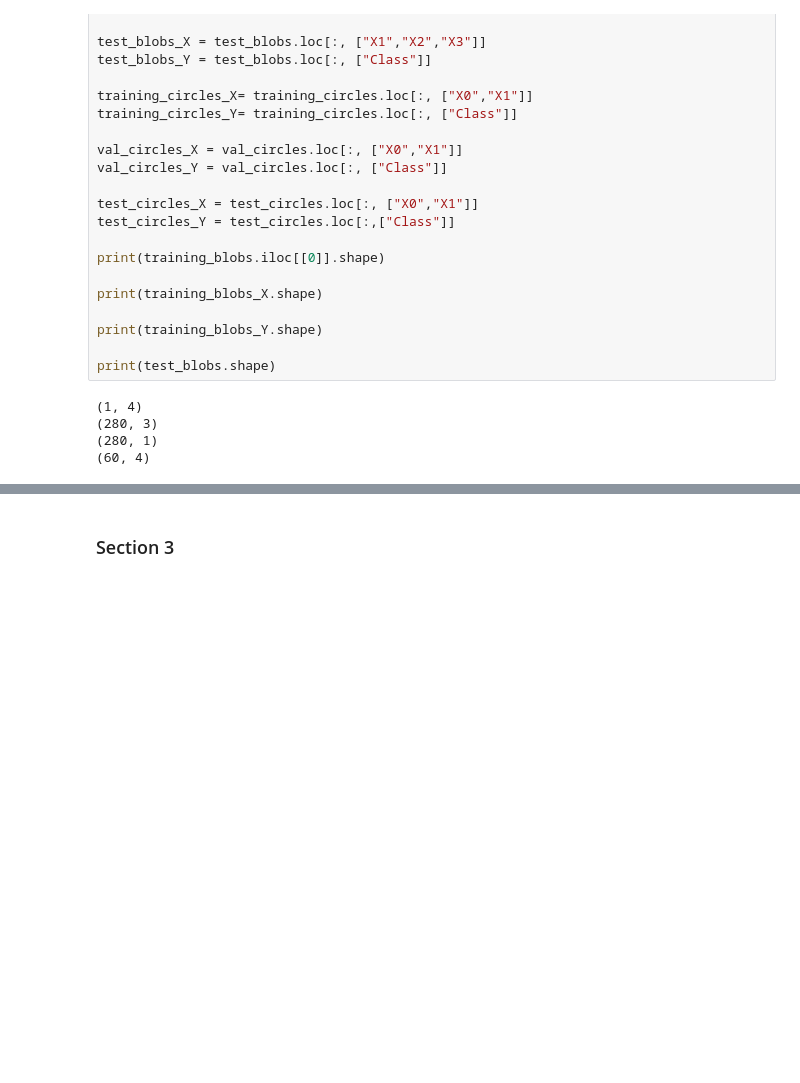
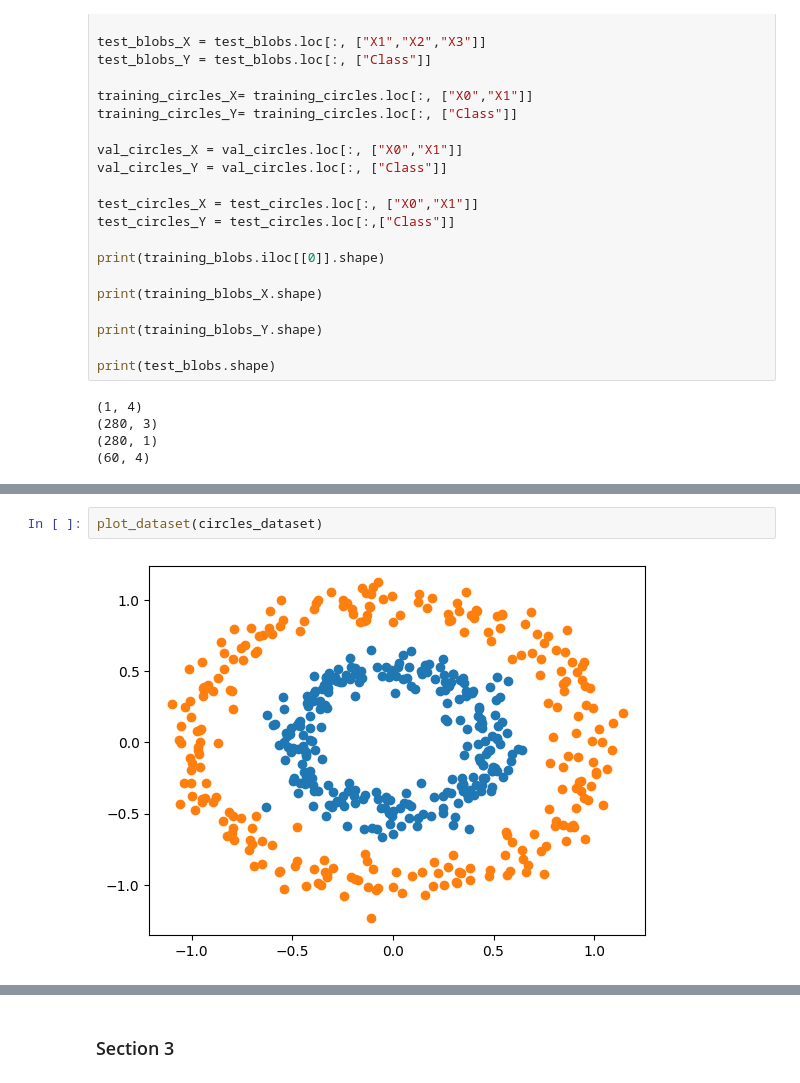
Before and after one commit to STRMNGnwo/CT5133-DeepLearning, a Jupyter notebook: DeepLearningAssignment_1.ipynb, the cells around one changed output, grey strips where cells are left out. Saved outputs shown, nothing was run; the diff lists cells and outputs as text; blank space fills up the shorter version.

```diff
--- a/DeepLearningAssignment_1.ipynb
+++ b/DeepLearningAssignment_1.ipynb
@@ -248,0 +317,4 @@ print(test_blobs.shape)
+# %%
+plot_dataset(circles_dataset)
+# %% [output]
+[figure, added]
```
Also changed, not shown: parts of 45 cells of this notebook.
